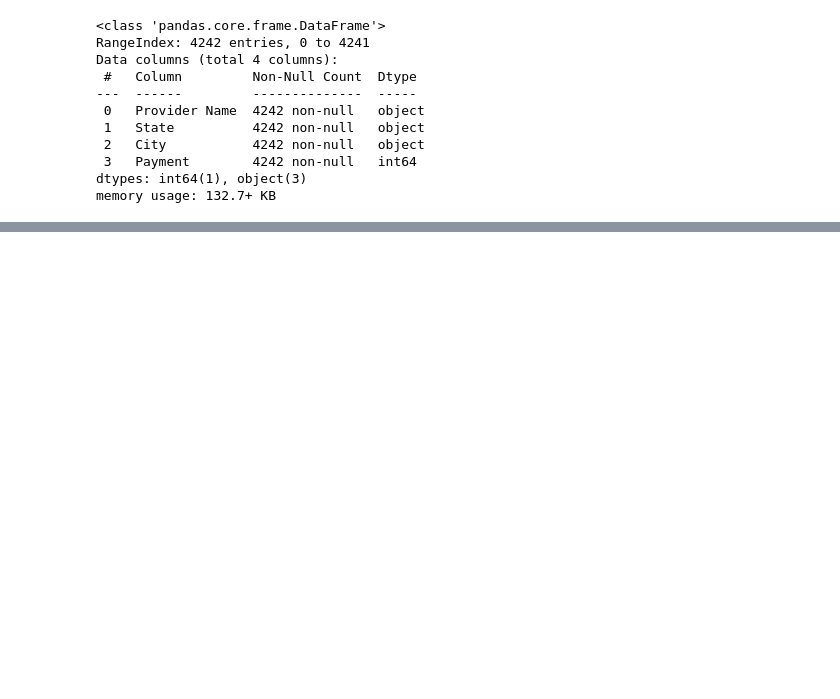
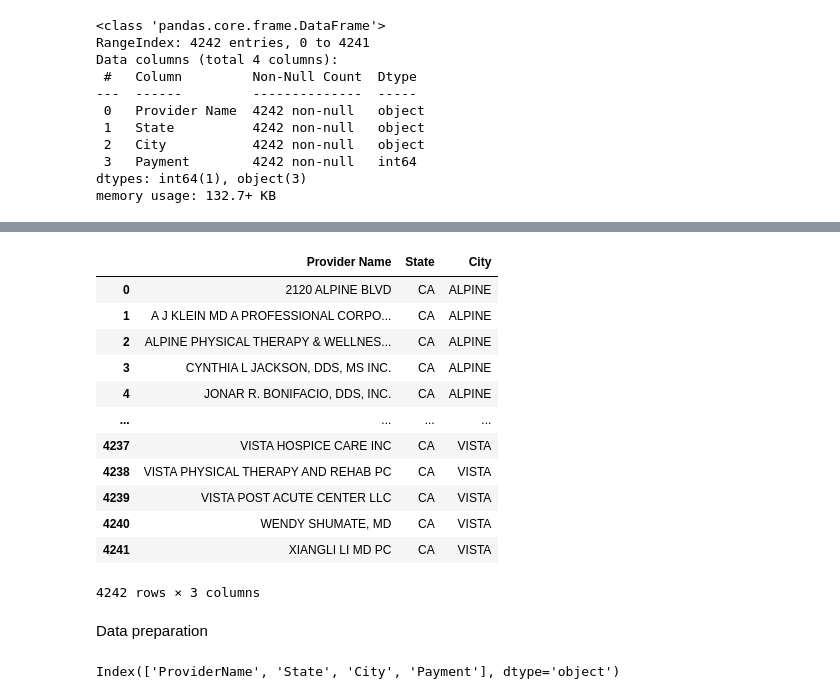
Before and after one commit to Omuk/Fullstack-Data-Analyst, a Jupyter notebook: data_projects/provider/provider_relief.ipynb, the cells around one changed output, grey strips where cells are left out. Saved outputs shown, nothing was run; the diff lists cells and outputs as text; code cells hidden in the pictures; blank space fills up the shorter version.

Commit message:
data

```diff
--- a/data_projects/provider/provider_relief.ipynb
+++ b/data_projects/provider/provider_relief.ipynb
@@ -264,0 +269,19 @@ ValueError: A given column is not a column of the dataframe
+# %%
+cat_val = df.select_dtypes(exclude=['float64', 'int64'])
+# cat_val
+# %% [output]
+|  | Provider Name | State | City |
+| 0 | 2120 ALPINE BLVD | CA | ALPINE |
+| 1 | A J KLEIN MD A PROFESSIONAL CORPO... | CA | ALPINE |
+| 2 | ALPINE PHYSICAL THERAPY & WELLNES... | CA | ALPINE |
+| 3 | CYNTHIA L JACKSON, DDS, MS INC. | CA | ALPINE |
+| 4 | JONAR R. BONIFACIO, DDS, INC. | CA | ALPINE |
+| ... | ... | ... | ... |
+| 4237 | VISTA HOSPICE CARE INC | CA | VISTA |
+| 4238 | VISTA PHYSICAL THERAPY AND REHAB PC | CA | VISTA |
+| 4239 | VISTA POST ACUTE CENTER LLC | CA | VISTA |
+| 4240 | WENDY SHUMATE, MD | CA | VISTA |
+| 4241 | XIANGLI LI MD PC | CA | VISTA |
+4242 rows × 3 columns
+# %% [markdown]
+Data preparation
@@ -264,0 +290,4 @@ ValueError: A given column is not a column of the dataframe
+# %%
+df.columns
+# %% [output]
+Index(['ProviderName', 'State', 'City', 'Payment'], dtype='object')
```
Also changed, not shown: parts of 6 cells of this notebook, 2 other files.
